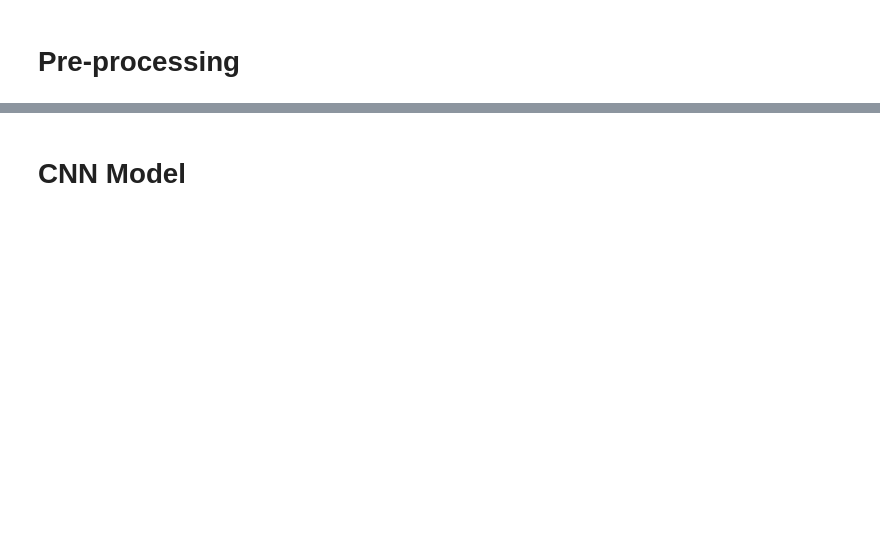
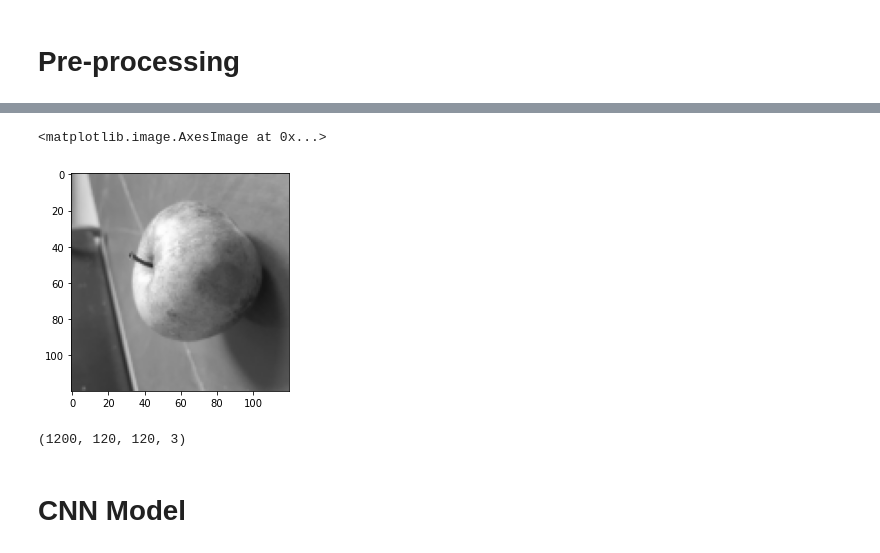
Before and after one commit to ChetanKrishna07/Fruit_Recognition, a Jupyter notebook: Fruit Recognition.ipynb, the cells around one changed output, grey strips where cells are left out. Saved outputs shown, nothing was run; the diff lists cells and outputs as text; code cells hidden in the pictures; blank space fills up the shorter version.

```diff
--- a/Fruit Recognition.ipynb
+++ b/Fruit Recognition.ipynb
@@ -33,3 +80,12 @@ plt.imshow(training_set.next()[0][1])
+# %%
+plt.imshow(testX[10])
+# %% [output]
+<matplotlib.image.AxesImage at 0x...>
+[figure, added]
+# %%
+norm_testX.shape
+# %% [output]
+(1200, 120, 120, 3)
 # %% [markdown]
 # CNN Model
 # %%
```
Also changed, not shown: parts of 29 cells of this notebook, 1 other file.
